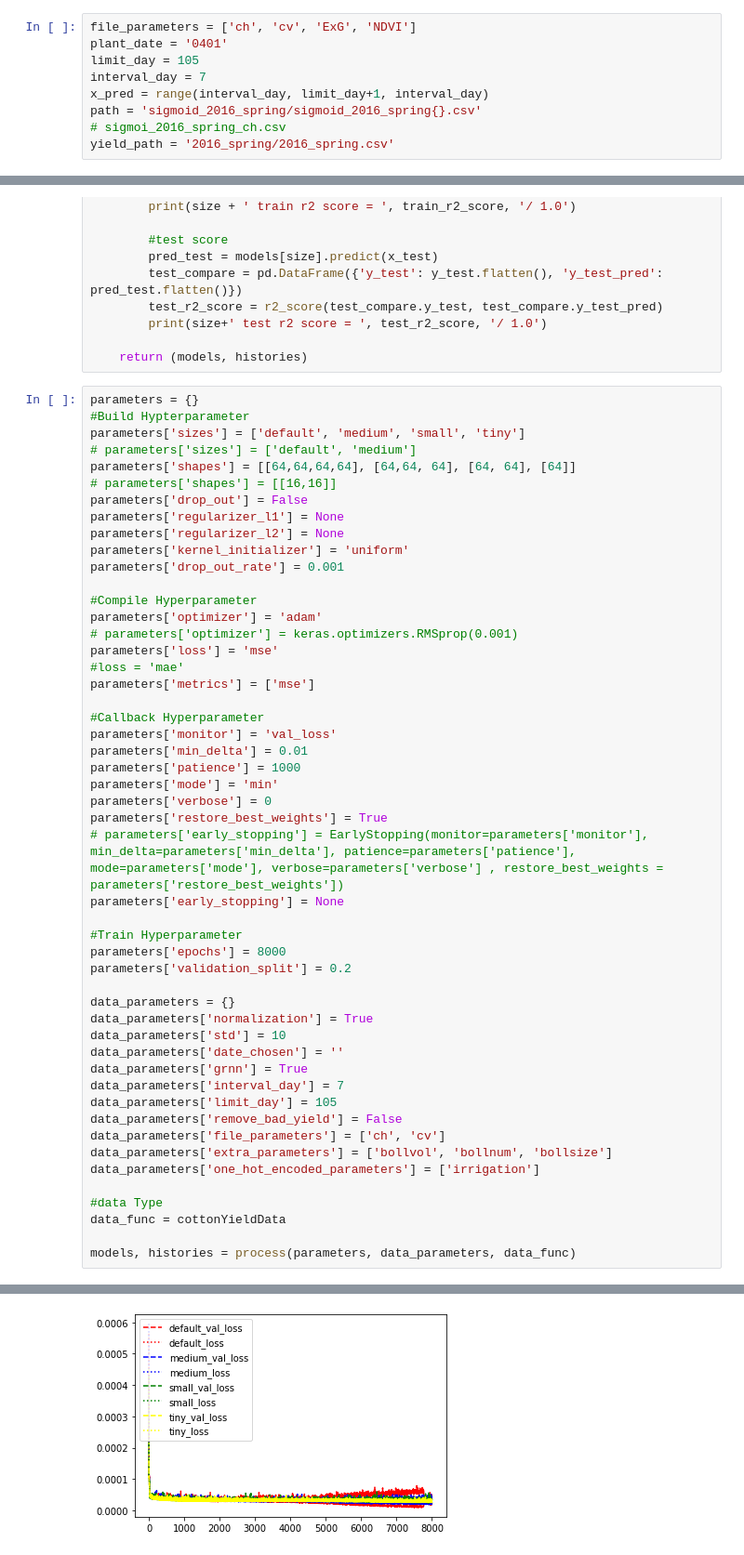
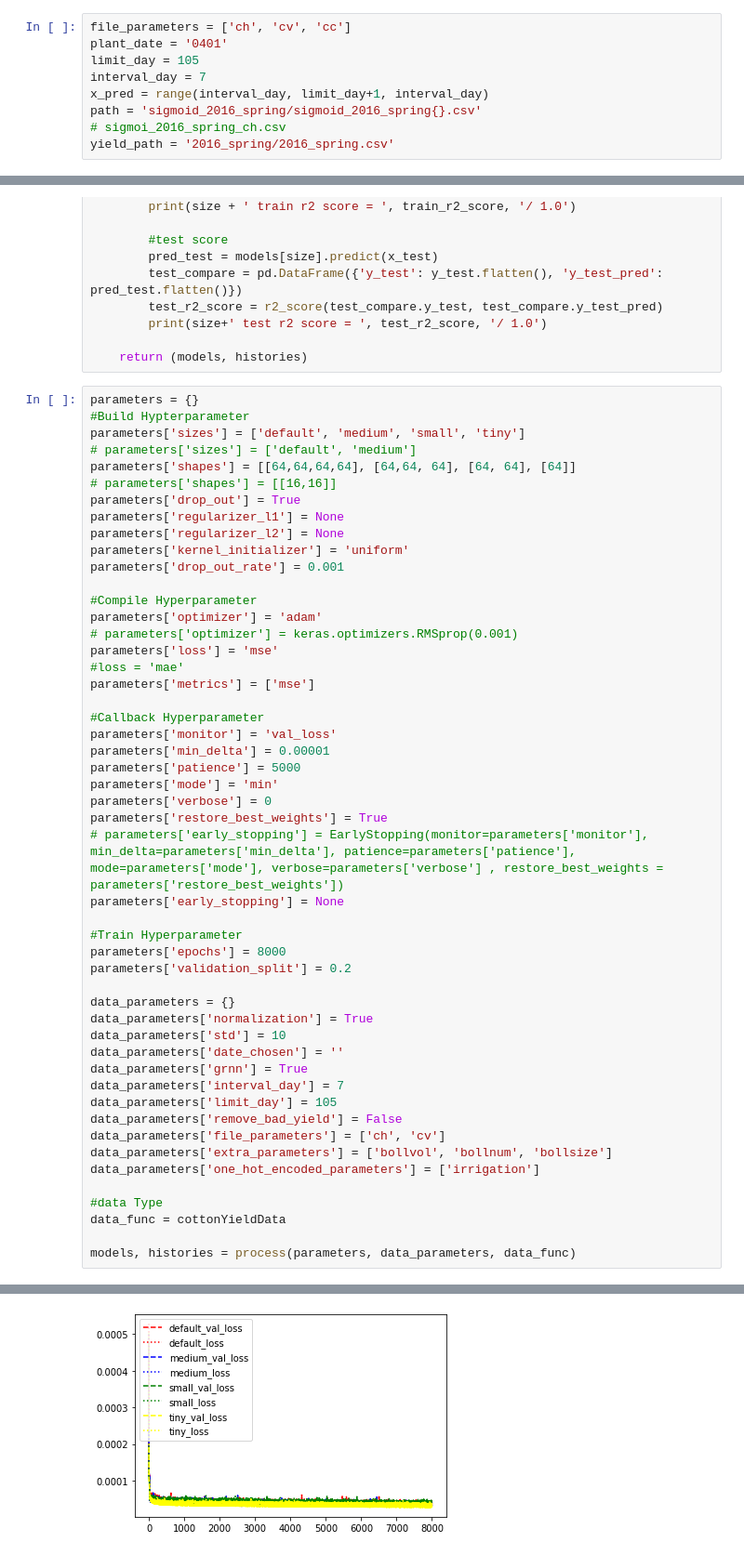
Before and after one commit to pvhau169/Cotton_Predict_Yield, a Jupyter notebook: sigmoidPredictCottonYield.ipynb, the cells around one changed output, grey strips where cells are left out. Shown at 93% size. Saved outputs shown, nothing was run; the diff lists cells and outputs as text.

```diff
--- a/sigmoidPredictCottonYield.ipynb
+++ b/sigmoidPredictCottonYield.ipynb
@@ -19,5 +17,5 @@ Using TensorFlow backend.
 # %%
-file_parameters = ['ch', 'cv', 'ExG', 'NDVI']
+file_parameters = ['ch', 'cv', 'cc']
 plant_date = '0401'
 limit_day = 105
 interval_day = 7
@@ -342,7 +340,7 @@ parameters['sizes'] = ['default', 'medium', 'small', 'tiny']
 # parameters['sizes'] = ['default', 'medium']
 parameters['shapes'] = [[64,64,64,64], [64,64, 64], [64, 64], [64]]
 # parameters['shapes'] = [[16,16]]
-parameters['drop_out'] = False
+parameters['drop_out'] = True
 parameters['regularizer_l1'] = None
 parameters['regularizer_l2'] = None
 parameters['kernel_initializer'] = 'uniform'
@@ -357,8 +355,8 @@ parameters['metrics'] = ['mse']
 
 #Callback Hyperparameter
 parameters['monitor'] = 'val_loss'
-parameters['min_delta'] = 0.01
-parameters['patience'] = 1000
+parameters['min_delta'] = 0.00001
+parameters['patience'] = 5000
 parameters['mode'] = 'min'
 parameters['verbose'] = 0
 parameters['restore_best_weights'] = True
@@ -404 +402 @@ tiny test r2 score =  0.6824530622602295 / 1.0
-[figure, old version]
+[figure, new version]
```
Also changed, not shown: parts of 3 cells of this notebook, 13 other files.
